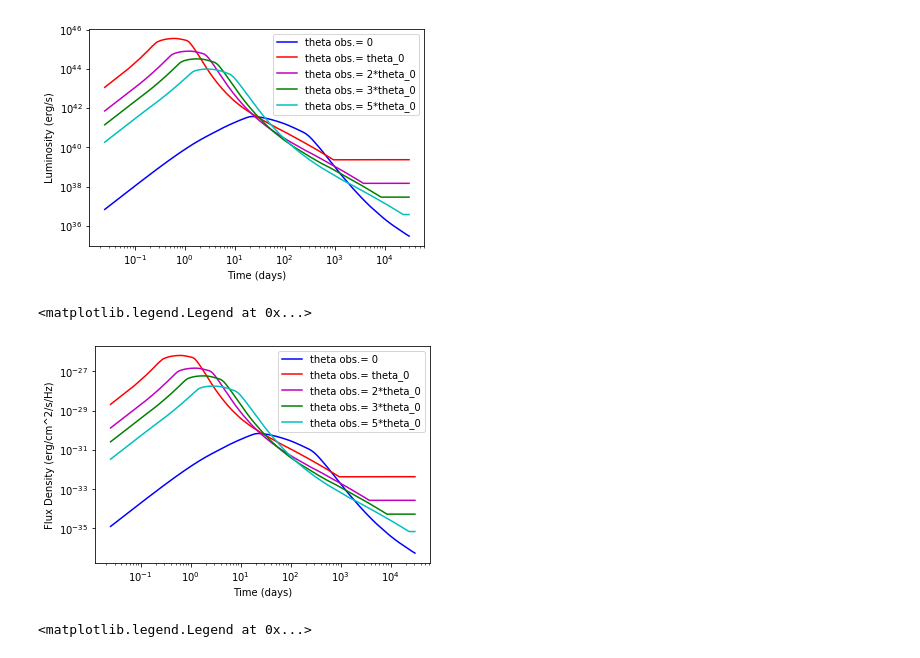
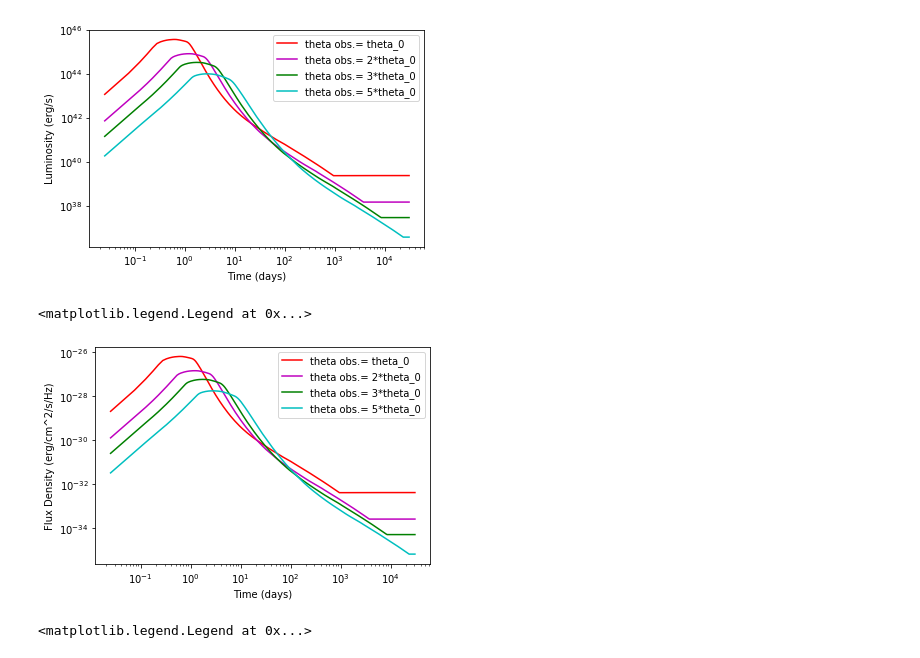
Before and after one commit to caitlin-king/summer-project, a Jupyter notebook: Off-Axis_curve_arbitrary_values.ipynb, the cells around one changed output. Cells and saved outputs as stored; diff of their text form; code cells hidden in the pictures.

```diff
--- a/Off-Axis_curve_arbitrary_values.ipynb
+++ b/Off-Axis_curve_arbitrary_values.ipynb
@@ -13,7 +13,7 @@ theta_0 = math.pi/18
 E_52 = 80
 n_0 = 1
 z = 1
-theta_obs = 2*math.pi
+theta_obs = 0.001
 theta_obs1 = theta_0
 theta_obs2 = 2*theta_0
 theta_obs3 = 3*theta_0
@@ -34,6 +34,29 @@ a_5theta = 1/((1+gamma**2)*(theta_obs4**2))
 
 
 t_days = t_0/(86400)
+
+
+def arb(t_0, F_nu):
+
+    t_jetsec = (6.2*(1+z)*((E_52/n_0)**(1/3))*((theta_0/0.1)**(8/3)))*60
+
+    gamma = (theta_0**(-1))*((t_0/tjet_sec)**(-1/2))
+
+    a = 1/((1+gamma**2)*(theta_obs**2))
+
+def F(nu, t):
+
+    Fnu_interp = np.interp(t, t_0, F_nu)
+
+    Fnu_combined = (nu*Fnu_interp)/(nu_0)
+
+
+    return Fnu_combined
+
+    Fnu_off = (a**3)*F(nu_0/a, a*t_0)
+
+    return a
+    return Fnu_off
 # %%
 #The off-axis light curve with both the arbitrary frequency and time functions combined
 
@@ -49,39 +72,39 @@ def F(nu, t):
 Fnu_off = (a**3)*F(nu_0/a, a*t_0)
 
 Fnu_off1 = (a_theta**3)*F(nu_0/a_theta, a_theta*t_0)         #These Fnu equations are for different theta observed values
 Fnu_off2 = (a_2theta**3)*F(nu_0/a_2theta, a_2theta*t_0)
 Fnu_off3 = (a_3theta**3)*F(nu_0/a_3theta, a_3theta*t_0)
 Fnu_off4 = (a_5theta**3)*F(nu_0/a_5theta, a_5theta*t_0)
 
 
 L_off = 4*math.pi*(D**2)*nu_0*Fnu_off
 
 L1_off = 4*math.pi*(D**2)*nu_0*Fnu_off1                      #Same situation for Luminosity as for Fnu
 L2_off = 4*math.pi*(D**2)*nu_0*Fnu_off2
 L3_off = 4*math.pi*(D**2)*nu_0*Fnu_off3
 L4_off = 4*math.pi*(D**2)*nu_0*Fnu_off4
 
 #Luminosity Plot of various theta observed values
 
-plt.plot(t_days, L_off, "b-", label='theta obs.= 0')
+#plt.plot(t_days, L_off, "b-", label='theta obs.= 0')
 plt.plot(t_days, L1_off, "r-", label='theta obs.= theta_0')
 plt.plot(t_days, L2_off, "m-", label='theta obs.= 2*theta_0')
 plt.plot(t_days, L3_off, "g-", label='theta obs.= 3*theta_0')
 plt.plot(t_days, L4_off, "c-", label='theta obs.= 5*theta_0')
 plt.xscale('log')
 plt.yscale('log')
 plt.xlabel('Time (days)')
 plt.ylabel('Luminosity (erg/s)')
 plt.legend()
 plt.savefig("OffAxLum.png")
 
 plt.show()
 # %% [output]
-[figure, old version]
+[figure, new version]
 # %%
 #Flux Density Plot of various theta observed values
 
-plt.plot(t_days, Fnu_off, "b-", label='theta obs.= 0')
+#plt.plot(t_days, Fnu_off, "b-", label='theta obs.= 0')
 plt.plot(t_days, Fnu_off1, "r-", label='theta obs.= theta_0')
 plt.plot(t_days, Fnu_off2, "m-", label='theta obs.= 2*theta_0')
 plt.plot(t_days, Fnu_off3, "g-", label='theta obs.= 3*theta_0')
@@ -93,7 +116,7 @@ plt.ylabel('Flux Density (erg/cm^2/s/Hz)')
 plt.legend()
 # %% [output]
 <matplotlib.legend.Legend at 0x...>
-[figure, old version]
+[figure, new version]
 # %%
 
 
```
